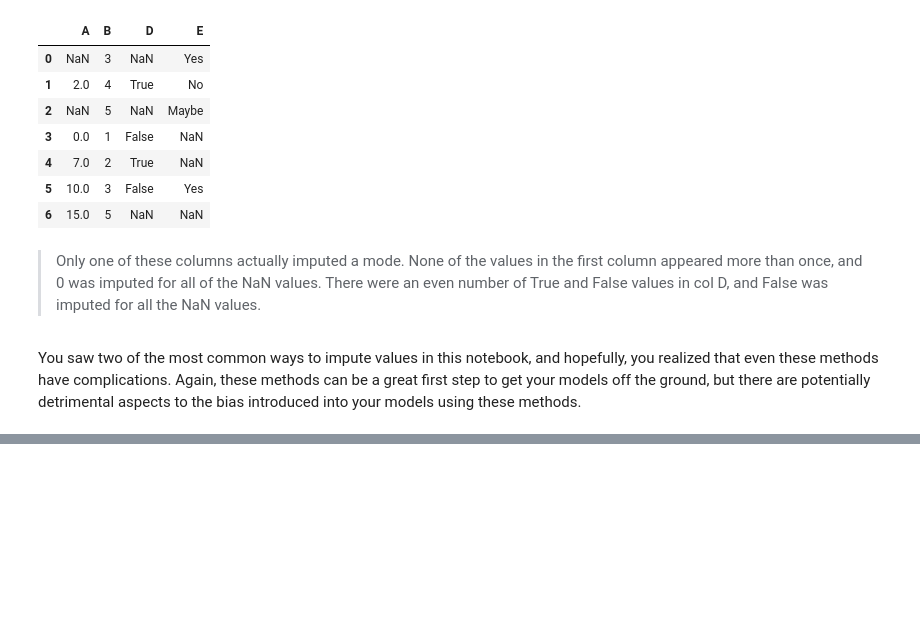
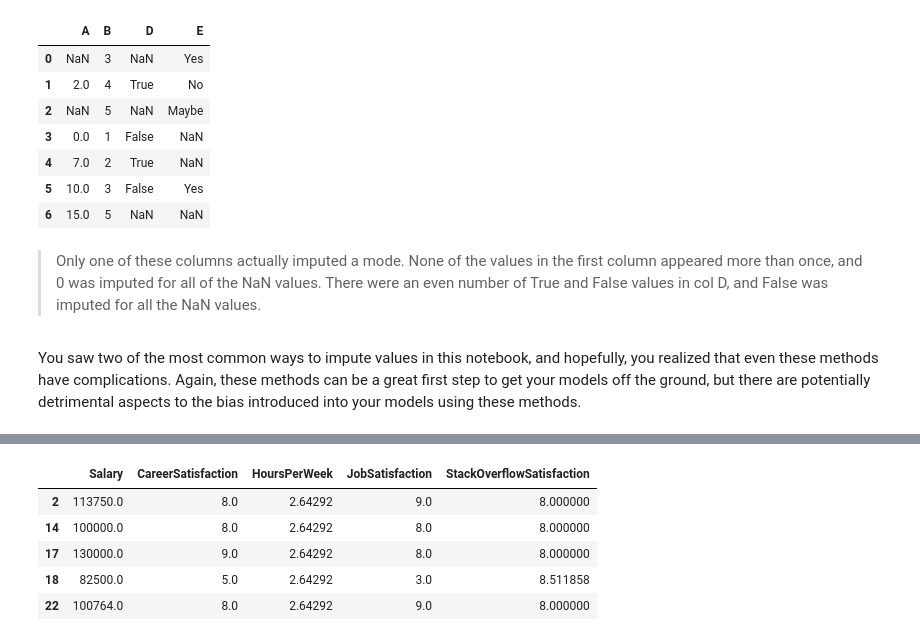
Before and after one commit to eatPizza311/Udacity-DSND, a Jupyter notebook: L1-Introduction to Data Science/CRISP_DM/CRISP-DM_quiz.ipynb, the cells around one changed output, grey strips where cells are left out. Cells and saved outputs as stored; diff of their text form; code cells hidden in the pictures; blank space fills up the shorter version.

Commit message:
feat: complete quiz8 - Imputing Values

```diff
--- a/L1-Introduction to Data Science/CRISP_DM/CRISP-DM_quiz.ipynb
+++ b/L1-Introduction to Data Science/CRISP_DM/CRISP-DM_quiz.ipynb
@@ -967,0 +973,21 @@ You saw two of the most common ways to impute values in this notebook, and hopef
+# %%
+#Only use quant variables and drop any rows with missing values
+num_vars = df[['Salary', 'CareerSatisfaction', 'HoursPerWeek', 'JobSatisfaction', 'StackOverflowSatisfaction']]
+df_dropna = num_vars.dropna(axis=0)
+
+#Split into explanatory and response variables
+X = df_dropna[['CareerSatisfaction', 'HoursPerWeek', 'JobSatisfaction', 'StackOverflowSatisfaction']]
+y = df_dropna['Salary']
+
+#Split into train and test
+X_train, X_test, y_train, y_test = train_test_split(X, y, test_size = .30, random_state=42)
+
+# Instantiate
+lm_model = LinearRegression(normalize=True)
+
+# Fit
+lm_model.fit(X_train, y_train)
+
+#Predict and score the model
+y_test_preds = lm_model.predict(X_test)
+print(f"The r-squared score for your model was {r2_score(y_test, y_test_preds)} on {len(y_test)} values.")
@@ -967,0 +1002,6 @@ You saw two of the most common ways to impute values in this notebook, and hopef
+# %%
+#Drop the rows with missing salaries
+drop_sal_df = num_vars.dropna(subset=['Salary'])
+
+# test look
+drop_sal_df.head()
@@ -967,0 +1015,13 @@ You saw two of the most common ways to impute values in this notebook, and hopef
+# %%
+fill_mean = lambda col: col.fillna(col.mean())
+fill_df = drop_sal_df.apply(fill_mean)#Fill all missing values with the mean of the column.
+
+# test look
+fill_df.head()
+# %% [output]
+|  | Salary | CareerSatisfaction | HoursPerWeek | JobSatisfaction | StackOverflowSatisfaction |
+| 2 | 113750.0 | 8.0 | 2.64292 | 9.0 | 8.000000 |
+| 14 | 100000.0 | 8.0 | 2.64292 | 8.0 | 8.000000 |
+| 17 | 130000.0 | 9.0 | 2.64292 | 8.0 | 8.000000 |
+| 18 | 82500.0 | 5.0 | 2.64292 | 3.0 | 8.511858 |
+| 22 | 100764.0 | 8.0 | 2.64292 | 9.0 | 8.000000 |
```
Also changed, not shown: parts of 9 cells of this notebook.
